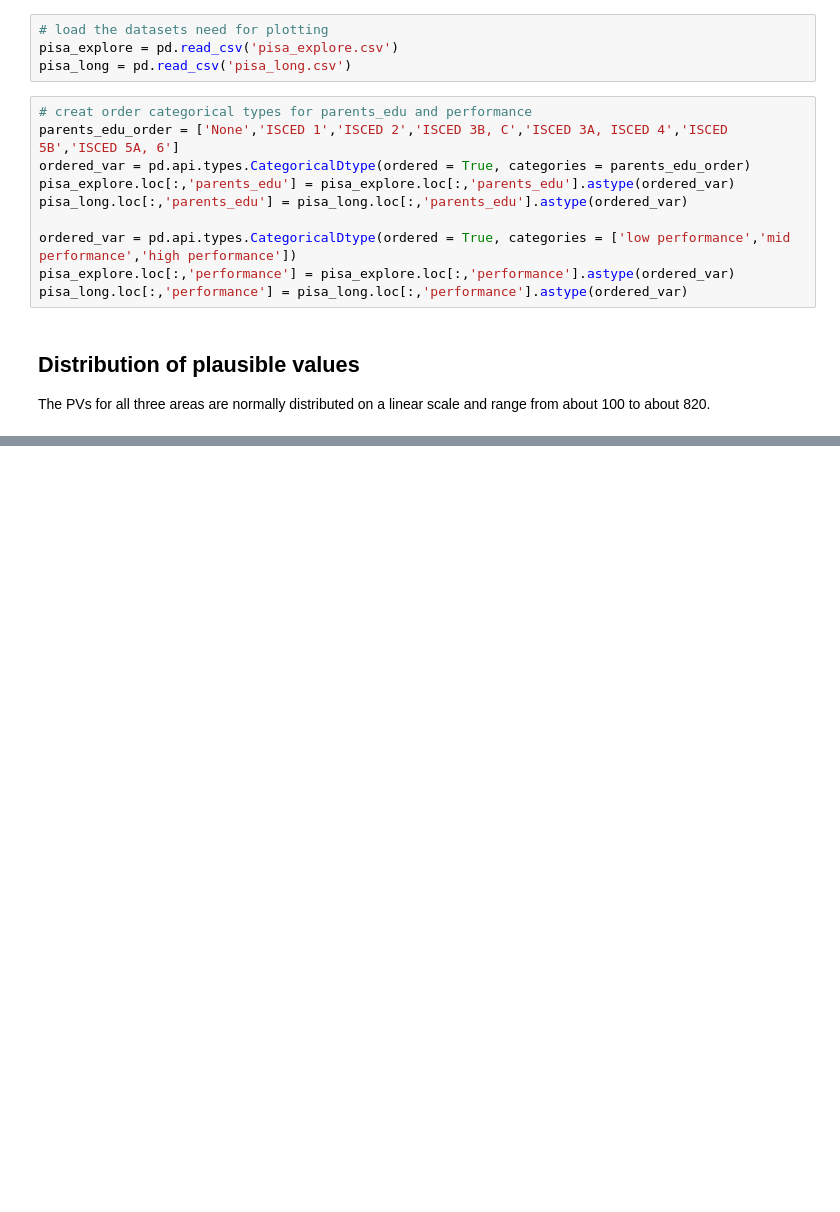
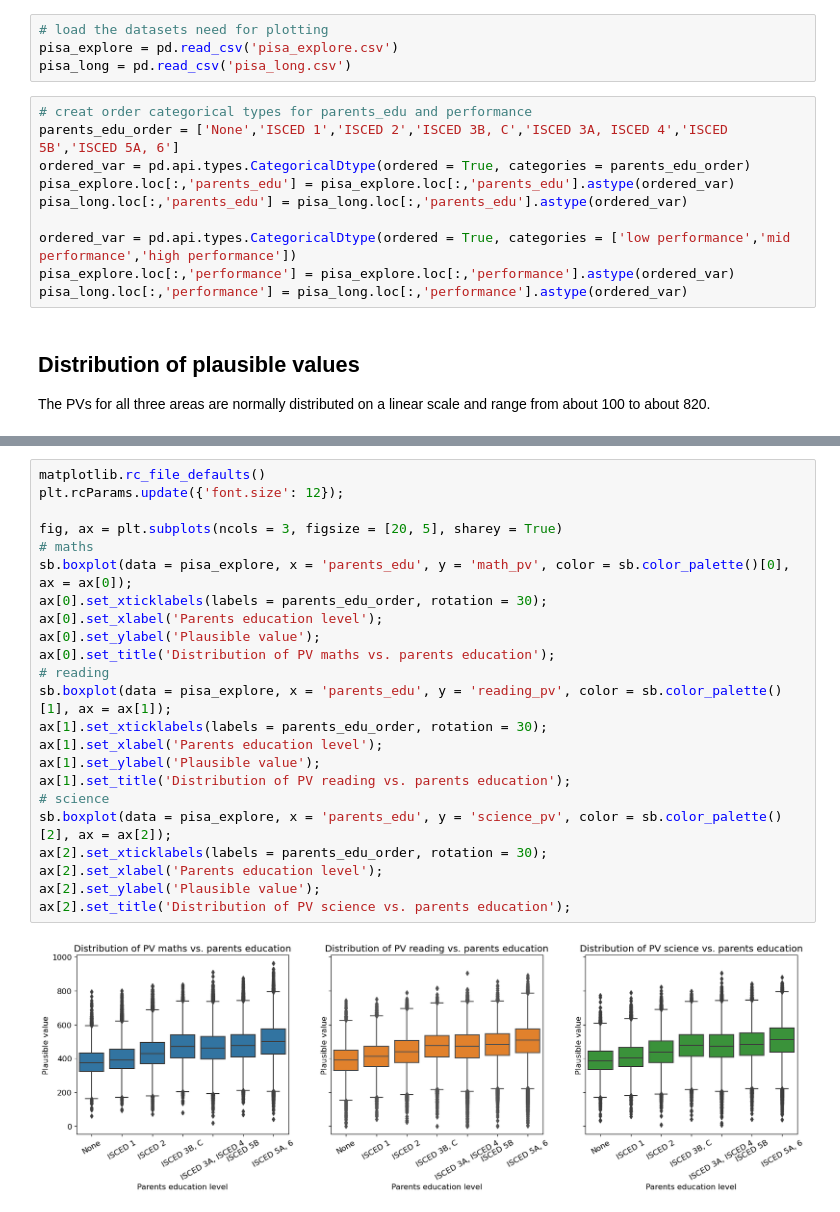
Before and after one commit to zoraaroz/PISA-data-visualisation, a Jupyter notebook: presentation.ipynb, the cells around one changed output, grey strips where cells are left out. Drawn from its saved outputs; the diff is of its cells as text; blank space fills up the shorter version.

```diff
--- a/presentation.ipynb
+++ b/presentation.ipynb
@@ -101,0 +118,25 @@ before you finish your presentation!
+# %%
+matplotlib.rc_file_defaults()
+plt.rcParams.update({'font.size': 12});
+
+fig, ax = plt.subplots(ncols = 3, figsize = [20, 5], sharey = True)
+# maths
+sb.boxplot(data = pisa_explore, x = 'parents_edu', y = 'math_pv', color = sb.color_palette()[0], ax = ax[0]);
+ax[0].set_xticklabels(labels = parents_edu_order, rotation = 30);
+ax[0].set_xlabel('Parents education level');
+ax[0].set_ylabel('Plausible value');
+ax[0].set_title('Distribution of PV maths vs. parents education');
+# reading
+sb.boxplot(data = pisa_explore, x = 'parents_edu', y = 'reading_pv', color = sb.color_palette()[1], ax = ax[1]);
+ax[1].set_xticklabels(labels = parents_edu_order, rotation = 30);
+ax[1].set_xlabel('Parents education level');
+ax[1].set_ylabel('Plausible value');
+ax[1].set_title('Distribution of PV reading vs. parents education');
+# science
+sb.boxplot(data = pisa_explore, x = 'parents_edu', y = 'science_pv', color = sb.color_palette()[2], ax = ax[2]);
+ax[2].set_xticklabels(labels = parents_edu_order, rotation = 30);
+ax[2].set_xlabel('Parents education level');
+ax[2].set_ylabel('Plausible value');
+ax[2].set_title('Distribution of PV science vs. parents education');
+# %% [output]
+[figure, added]
```
Also changed, not shown: parts of 13 cells of this notebook, 1 other file.
